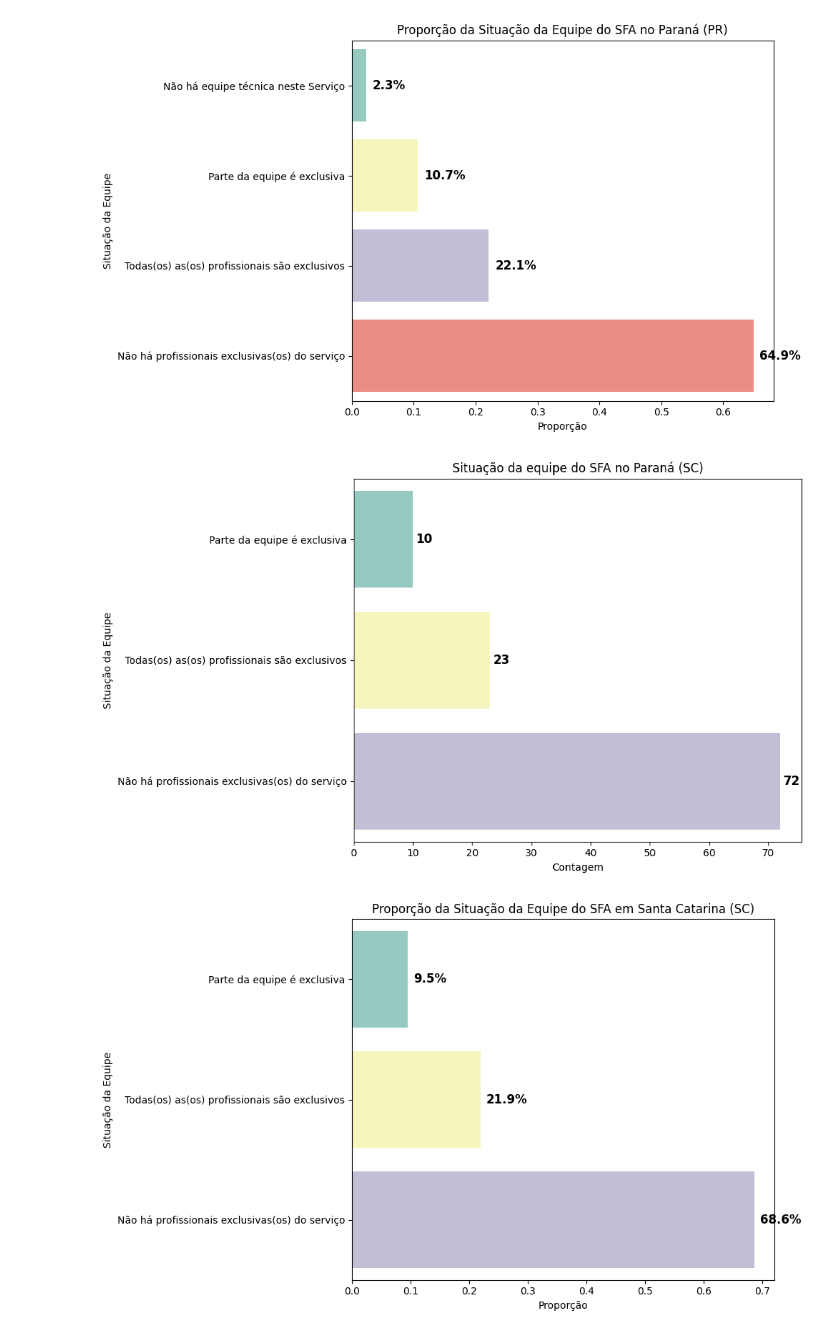
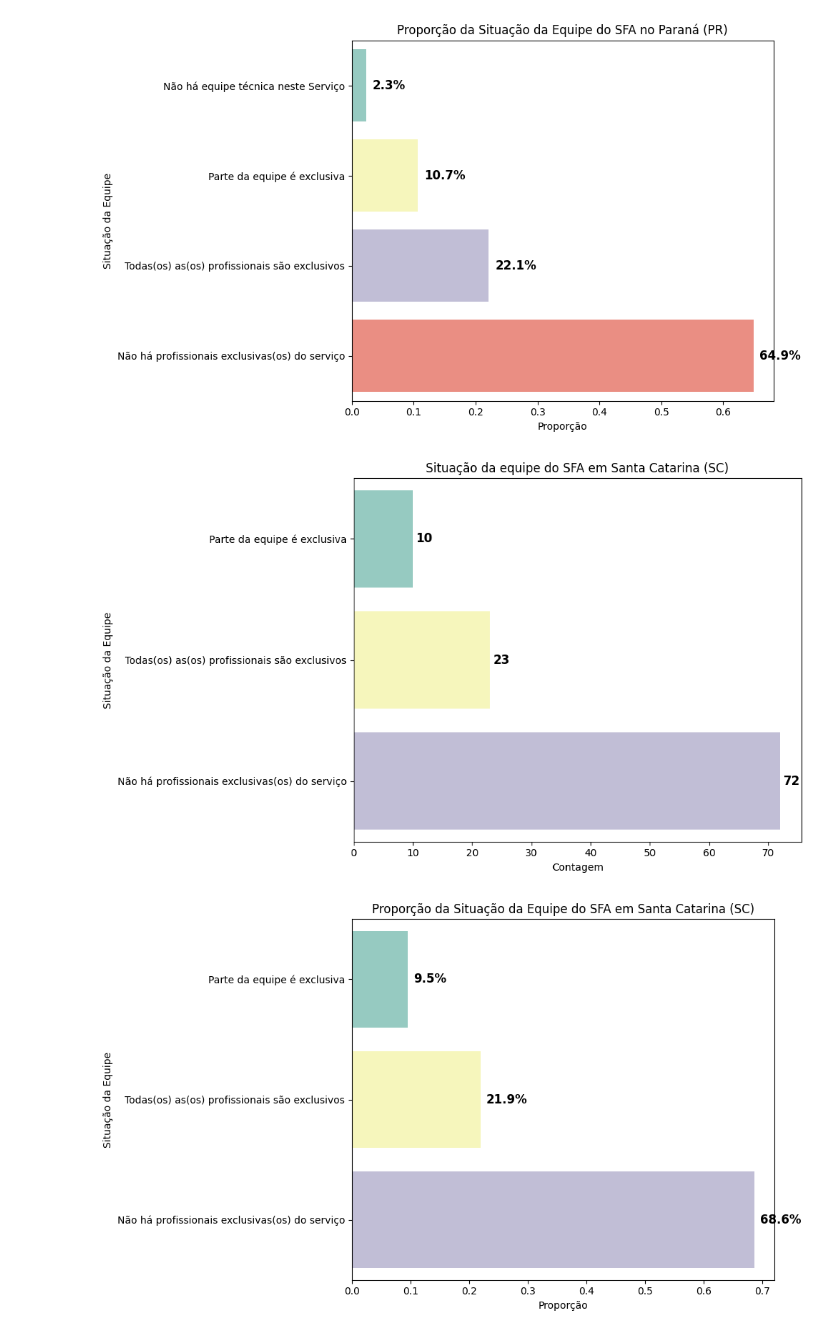
Before and after one commit to lab-dados-seges/familia-acolhedora, a Jupyter notebook: _sources/7_boas_praticas.ipynb, the cells around one changed output. Drawn from its saved outputs; the diff is of its cells as text; code cells hidden in the pictures.

```diff
--- a/_sources/7_boas_praticas.ipynb
+++ b/_sources/7_boas_praticas.ipynb
@@ -425,5 +425,8 @@ df_sc.shape
 # %% [output]
 (105, 175)
 # %%
+df_pr = df_pr.copy()
+df_sc = df_sc.copy()
+
 df_pr['subsidio_valor_mensal'].fillna(0, inplace=True)
 df_sc['subsidio_valor_mensal'].fillna(0, inplace=True)
@@ -941,35 +1085,35 @@ plt.figure(figsize=(10, 6))
 ax = sns.barplot(
     x='contagem',
     y='equipe_tec_exclusiva_saf',
     data=df_equipe_sc,
     palette='Set3',
     hue='contagem',
     legend=False
 )
 
 # Adicionar os valores dentro das barras
 for p in ax.patches:
     ax.text(
         p.get_width() + 0.5,  # Posicionar o texto ao lado da barra
         p.get_y() + p.get_height() / 2,  # Centralizar o texto verticalmente
         int(p.get_width()),  # Valor a ser exibido
         ha='left',  # Alinhar à esquerda
         va='center',  # Centralizar verticalmente
         fontsize=12,  # Tamanho da fonte
         color='black',  # Cor do texto
         weight='bold'  # Negrito
     )
 
 # Configurar o gráfico
-plt.title("Situação da equipe do SFA no Paraná (SC)")
+plt.title("Situação da equipe do SFA em Santa Catarina (SC)")
 plt.xlabel("Contagem")
 plt.ylabel("Situação da Equipe")
 plt.tight_layout()
 
 # Mostrar o gráfico
 plt.show()
 # %% [output]
-[figure, old version]
+[figure, new version]
 # %%
 # Calcular a proporção SC
 df_equipe_sc['proporcao'] = df_equipe_sc['contagem'] / df_equipe_sc['contagem'].sum()
```
Also changed, not shown: parts of 19 cells of this notebook, 42 other files.
